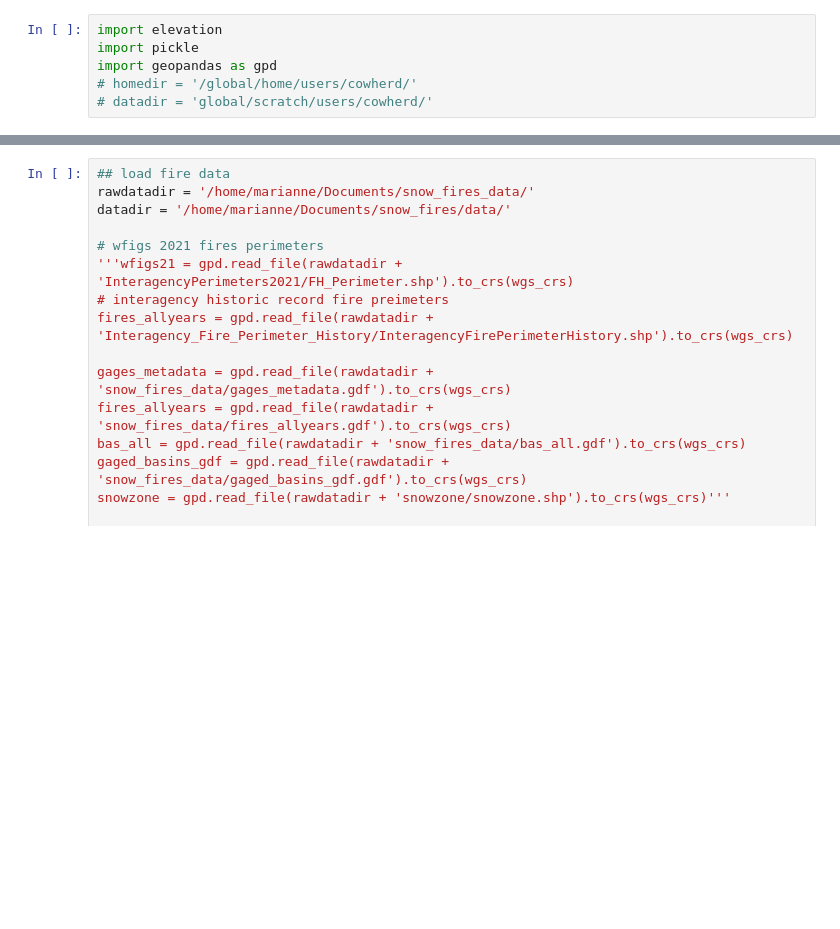
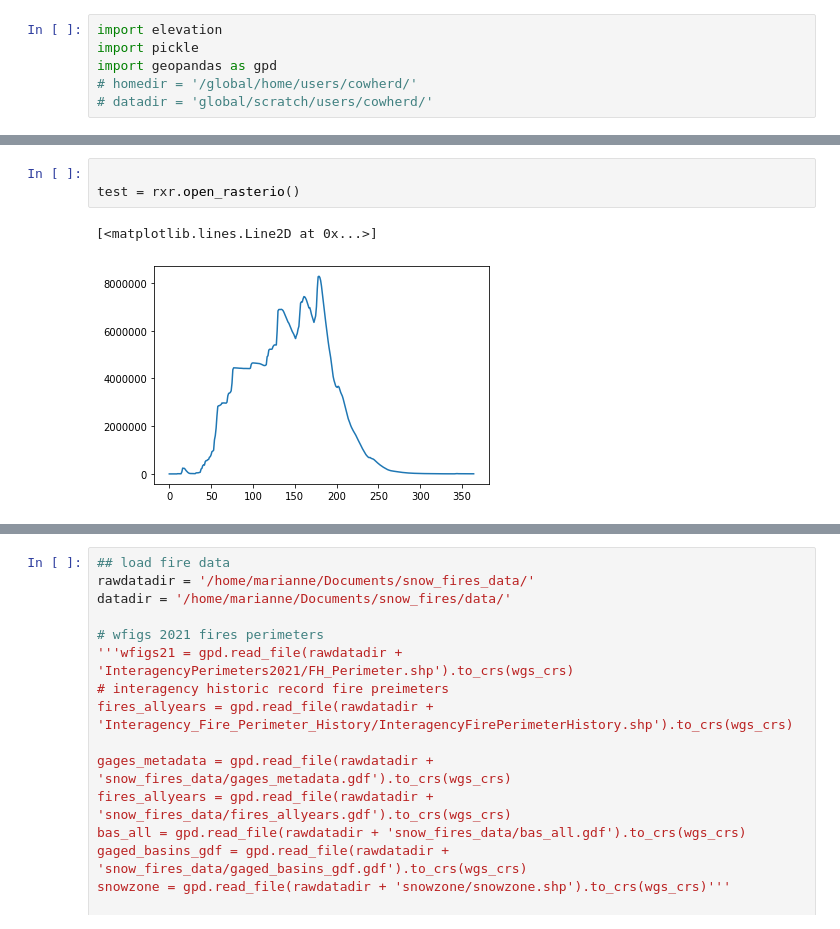
Before and after one commit to mariannecowherd/snow_fires, a Jupyter notebook: scripts/elevation.ipynb, the cells around one changed output, grey strips where cells are left out. Saved outputs shown, nothing was run; the diff lists cells and outputs as text; blank space fills up the shorter version.

```diff
--- a/scripts/elevation.ipynb
+++ b/scripts/elevation.ipynb
@@ -6,0 +27,6 @@ import geopandas as gpd
+# %%
+
+test = rxr.open_rasterio()
+# %% [output]
+[<matplotlib.lines.Line2D at 0x...>]
+[figure, added]
```
Also changed, not shown: parts of 4 cells of this notebook, 3 other files.
